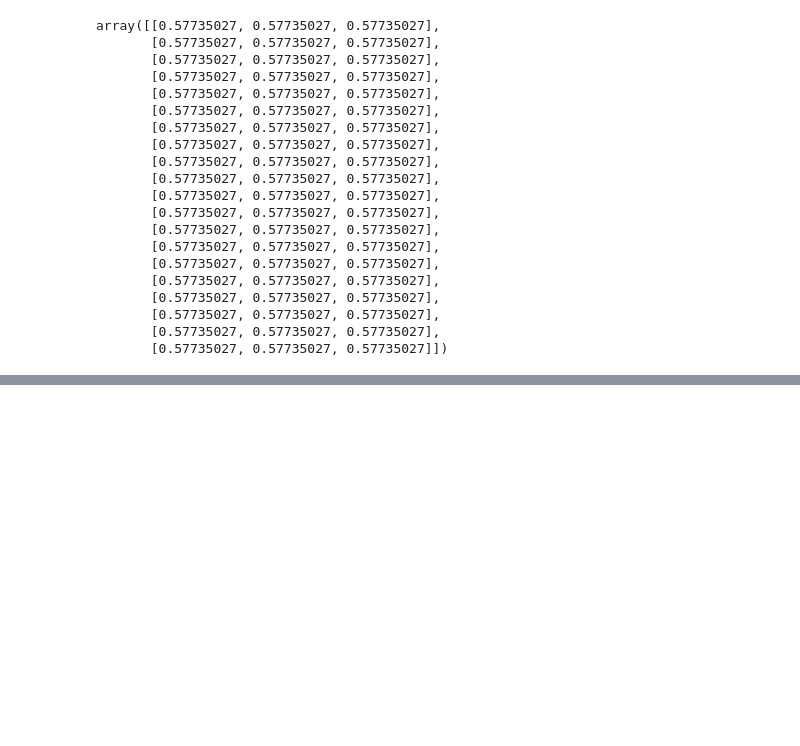
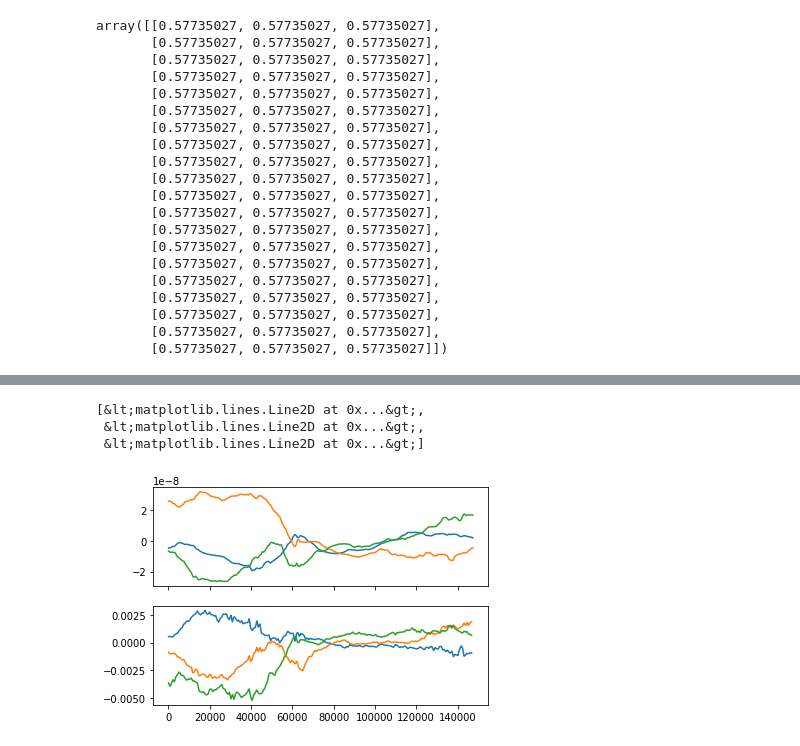
Before and after one commit to jmsplank/PhD-Starter-Project, a Jupyter notebook: tests_fig3.ipynb, the cells around one changed output, grey strips where cells are left out. Cells and saved outputs as stored; diff of their text form; code cells hidden in the pictures; blank space fills up the shorter version.

```diff
--- a/tests_fig3.ipynb
+++ b/tests_fig3.ipynb
@@ -53,0 +110,15 @@ array([[0.57735027, 0.57735027, 0.57735027],
+# %%
+from pytplot import store_data, data_quants
+pyspedas.tinterpol(
+    ["mms1_des_bulkv_gse_brst", "mms1_fgm_b_gse_brst_l2"],
+    "mms1_edp_dce_gse_brst_l2",
+    newname=["v_e-itrpE", "B-itrpE"],
+)
+v_e_itrpE = data_quants["v_e-itrpE"].values * 1000
+mag_itrpE = data_quants["B-itrpE"].values[:, :3] * 1e-9
+crossVeB = np.cross(v_e_itrpE, mag_itrpE) * 1e3
+print(v_e_itrpE)
+print(mag_itrpE)
+E = data_quants["mms1_edp_dce_gse_brst_l2"].values
+E_time = data_quants["mms1_edp_dce_gse_brst_l2"].coords["time"].values
+E_prime = E + crossVeB
@@ -53,0 +142,12 @@ array([[0.57735027, 0.57735027, 0.57735027],
+# %%
+import matplotlib.pyplot as plt
+
+fig, ax = plt.subplots(2,1,sharex=True)
+
+ax[0].plot(mag_itrpE)
+ax[1].plot(crossVeB)
+# %% [output]
+[&lt;matplotlib.lines.Line2D at 0x...&gt;,
+ &lt;matplotlib.lines.Line2D at 0x...&gt;,
+ &lt;matplotlib.lines.Line2D at 0x...&gt;]
+[figure, added]
```
Also changed, not shown: parts of 6 cells of this notebook, 3 other files.
